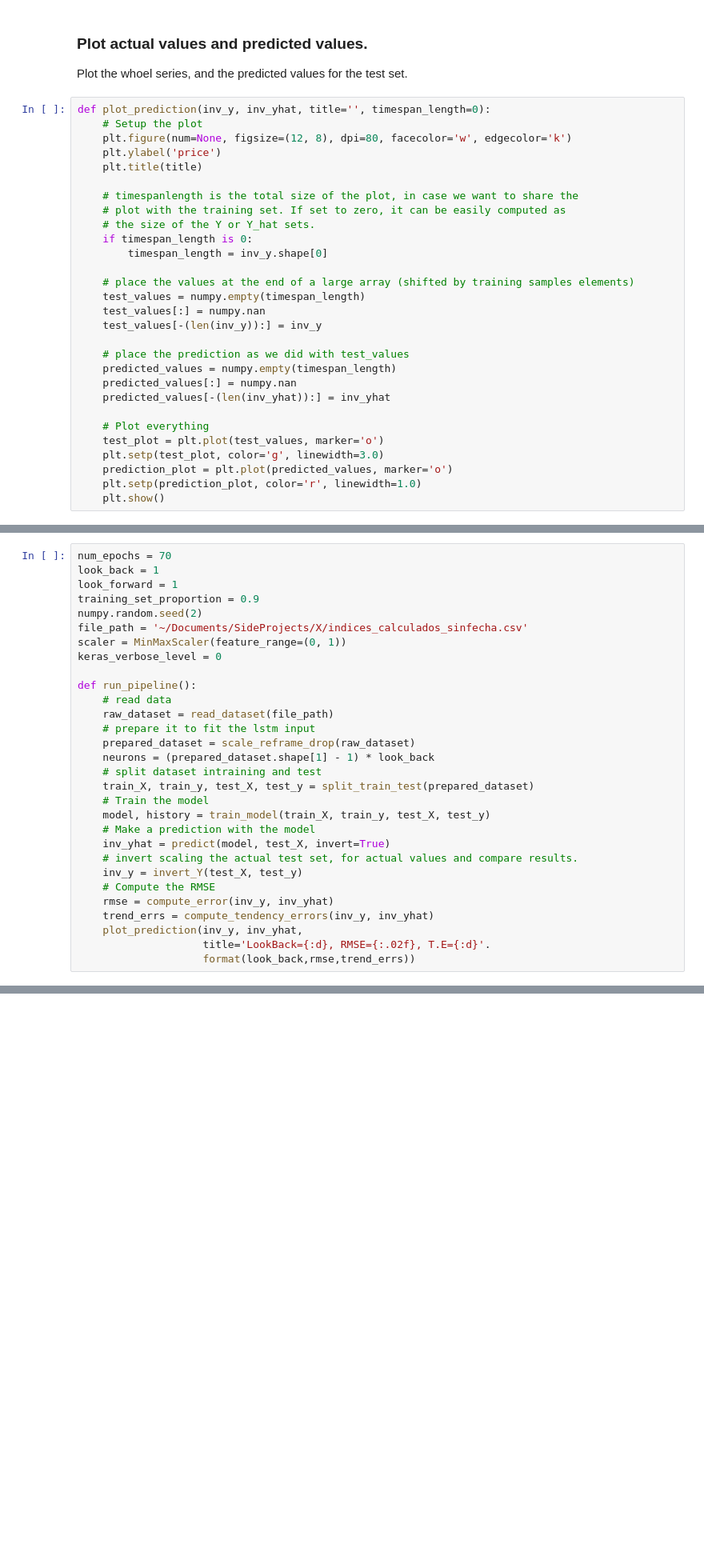
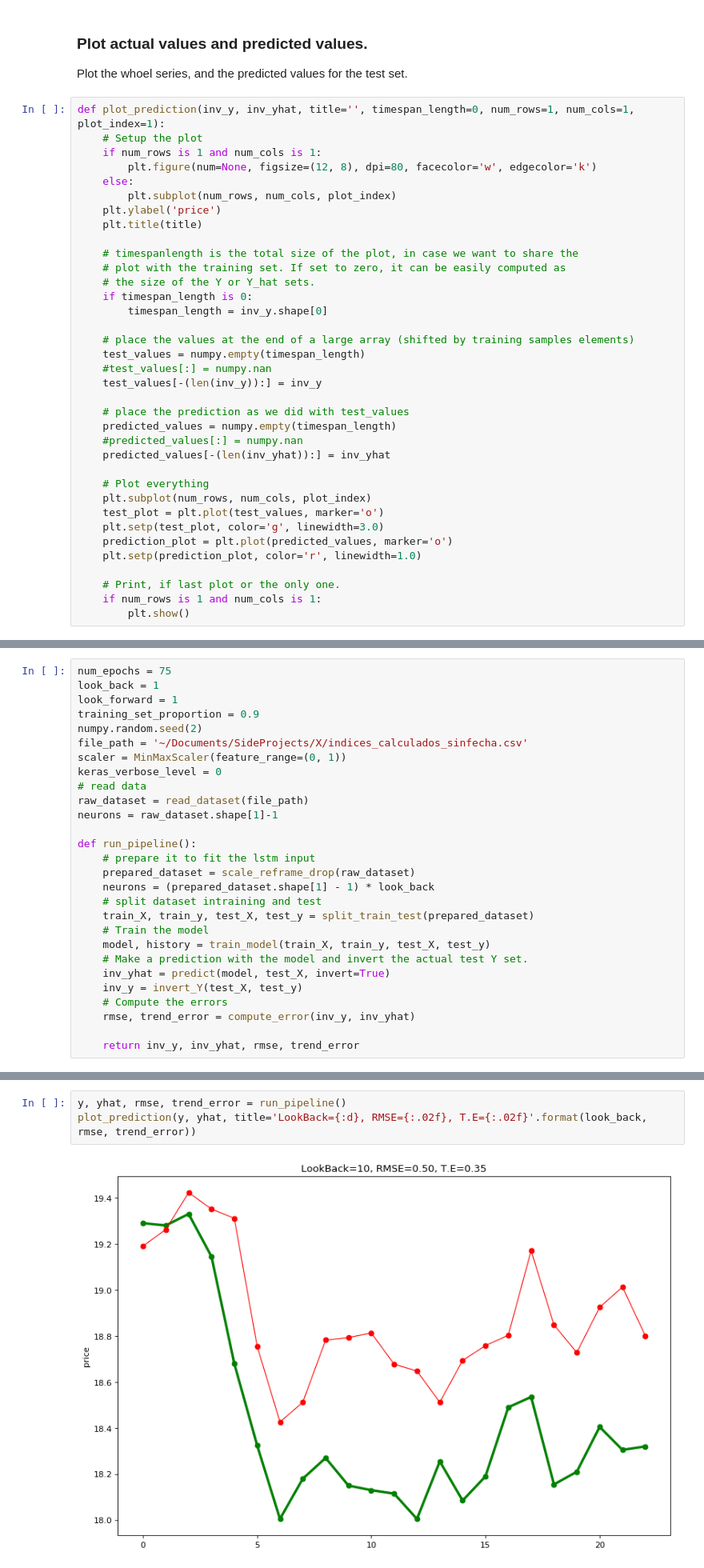
Before and after one commit to renero/sailboatsfactory, a Jupyter notebook: notebooks/experimental/lstm multivariate pipeline.ipynb, the cells around one changed output, grey strips where cells are left out. Shown: that part at 80% size. Saved outputs shown, nothing was run; the diff lists cells and outputs as text; blank space fills up the shorter version.

Commit message:
Modified plot to enable multiple plots.

```diff
--- a/notebooks/experimental/lstm multivariate pipeline.ipynb
+++ b/notebooks/experimental/lstm multivariate pipeline.ipynb
@@ -221,9 +222,12 @@ def printout_errors(rmse, trend_errs, header=True):
 
 Plot the whoel series, and the predicted values for the test set.
 # %%
-def plot_prediction(inv_y, inv_yhat, title='', timespan_length=0):
+def plot_prediction(inv_y, inv_yhat, title='', timespan_length=0, num_rows=1, num_cols=1, plot_index=1):
     # Setup the plot
-    plt.figure(num=None, figsize=(12, 8), dpi=80, facecolor='w', edgecolor='k')
+    if num_rows is 1 and num_cols is 1:
+        plt.figure(num=None, figsize=(12, 8), dpi=80, facecolor='w', edgecolor='k')
+    else:
+        plt.subplot(num_rows, num_cols, plot_index)
     plt.ylabel('price')
     plt.title(title)
 
@@ -235,18 +239,22 @@ def plot_prediction(inv_y, inv_yhat, title='', timespan_length=0):
 
     # place the values at the end of a large array (shifted by training samples elements)
     test_values = numpy.empty(timespan_length)
-    test_values[:] = numpy.nan
+    #test_values[:] = numpy.nan
     test_values[-(len(inv_y)):] = inv_y
 
     # place the prediction as we did with test_values
     predicted_values = numpy.empty(timespan_length)
-    predicted_values[:] = numpy.nan
+    #predicted_values[:] = numpy.nan
     predicted_values[-(len(inv_yhat)):] = inv_yhat
 
     # Plot everything
+    plt.subplot(num_rows, num_cols, plot_index)
     test_plot = plt.plot(test_values, marker='o')
     plt.setp(test_plot, color='g', linewidth=3.0)
     prediction_plot = plt.plot(predicted_values, marker='o')
     plt.setp(prediction_plot, color='r', linewidth=1.0)
-    plt.show()
+
+    # Print, if last plot or the only one.
+    if num_rows is 1 and num_cols is 1:
+        plt.show()
 # %% [markdown]
@@ -254,7 +262,7 @@ def plot_prediction(inv_y, inv_yhat, title='', timespan_length=0):
 
 Set here all the pipeline parameters and the main pipeline function.
 # %%
-num_epochs = 70
+num_epochs = 75
 look_back = 1
 look_forward = 1
 training_set_proportion = 0.9
@@ -262,10 +270,11 @@ numpy.random.seed(2)
 file_path = '~/Documents/SideProjects/X/indices_calculados_sinfecha.csv'
 scaler = MinMaxScaler(feature_range=(0, 1))
 keras_verbose_level = 0
+# read data
+raw_dataset = read_dataset(file_path)
+neurons = raw_dataset.shape[1]-1
 
 def run_pipeline():
-    # read data
-    raw_dataset = read_dataset(file_path)
     # prepare it to fit the lstm input
     prepared_dataset = scale_reframe_drop(raw_dataset)
     neurons = (prepared_dataset.shape[1] - 1) * look_back
@@ -273,13 +282,10 @@ def run_pipeline():
     train_X, train_y, test_X, test_y = split_train_test(prepared_dataset)
     # Train the model
     model, history = train_model(train_X, train_y, test_X, test_y)
-    # Make a prediction with the model
+    # Make a prediction with the model and invert the actual test Y set.
     inv_yhat = predict(model, test_X, invert=True)
-    # invert scaling the actual test set, for actual values and compare results.
     inv_y = invert_Y(test_X, test_y)
-    # Compute the RMSE
-    rmse = compute_error(inv_y, inv_yhat)
-    trend_errs = compute_tendency_errors(inv_y, inv_yhat)
-    plot_prediction(inv_y, inv_yhat,
-                    title='LookBack={:d}, RMSE={:.02f}, T.E={:d}'.
-                    format(look_back,rmse,trend_errs))
+    # Compute the errors
+    rmse, trend_error = compute_error(inv_y, inv_yhat)
+
+    return inv_y, inv_yhat, rmse, trend_error
@@ -285,0 +296,5 @@ def run_pipeline():
+# %%
+y, yhat, rmse, trend_error = run_pipeline()
+plot_prediction(y, yhat, title='LookBack={:d}, RMSE={:.02f}, T.E={:.02f}'.format(look_back, rmse, trend_error))
+# %% [output]
+[figure, added]
```
Also changed, not shown: parts of 7 cells of this notebook.
